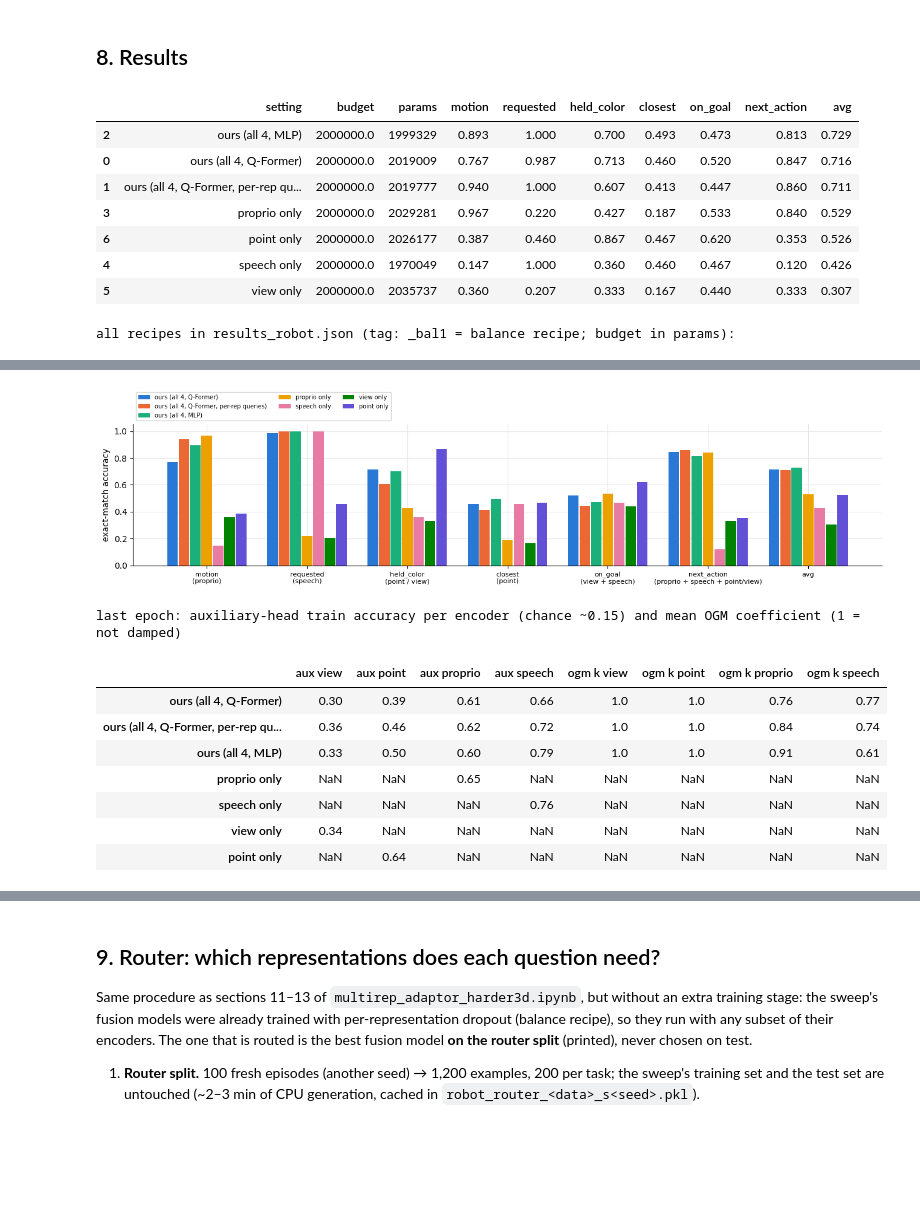
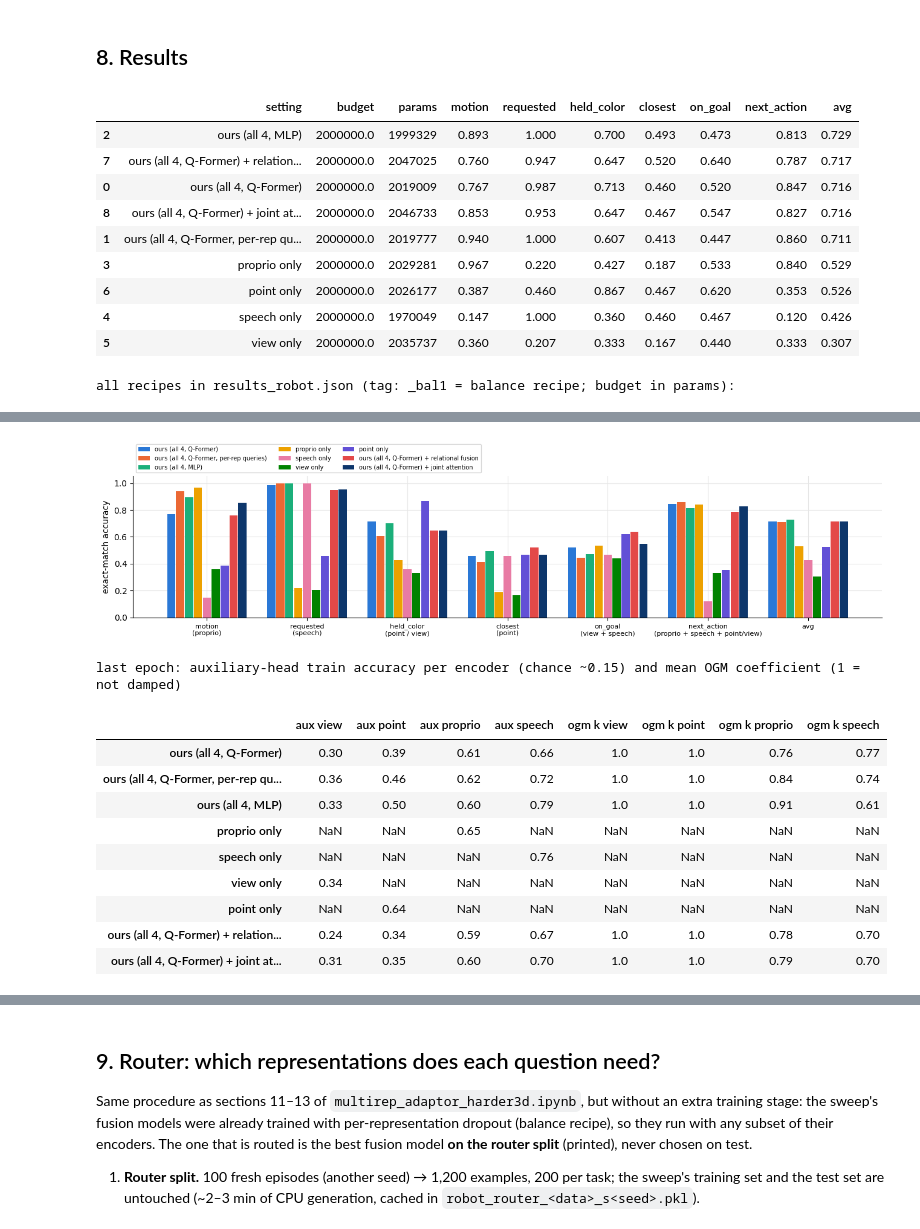
Before and after one commit to BLTisandwich/OneData-MultiRep, a Jupyter notebook: multirep_robot.ipynb, the cells around one changed output, grey strips where cells are left out. Saved outputs shown, nothing was run; the diff lists cells and outputs as text; code cells hidden in the pictures; blank space fills up the shorter version.

```diff
--- a/multirep_robot.ipynb
+++ b/multirep_robot.ipynb
@@ -681,6 +753,7 @@ def collate(exs):
     return dict(views=st("views").permute(0, 1, 4, 2, 3).float() / 255.0,                  # (B, V, 3, 64, 64)
                 points=st("points"), point_rgb=st("point_rgb"),
                 proprio=(st("proprio") - torch.from_numpy(PROPRIO_MU)) / torch.from_numpy(PROPRIO_SD),
+                ee_pos=(st("proprio")[..., 8:11] - torch.from_numpy(PC_CENTER).float()) / PC_SCALE,   # EE in the point-cloud frame
                 speech=(st("speech") - float(MEL_MU)) / float(MEL_SD),
                 ids=ids, labels=labels, attn=attn, q_ids=q_ids, q_pad=q_pad, task=[ex["task"] for ex in exs],
                 task_id=torch.tensor([TASK_ID[ex["task"]] for ex in exs]), ans_id=torch.tensor([ANS_ID.get(ex["a"], 0) for ex in exs]))
@@ -807,6 +880,9 @@ SETTINGS = {                                   # name -> (representations, aggre
     "speech only":  (["speech"], "qformer"),
     "view only":    (["view"], "qformer"),
     "point only":   (["point"], "qformer"),
+    # relational fusion (section 4, added 11/22): joint attention over all tokens + the question before the Q-Former
+    "ours (all 4, Q-Former) + relational fusion": (ALL, "qformer", "rel"),    # + relation (spatial) encoding
+    "ours (all 4, Q-Former) + joint attention":   (ALL, "qformer", "joint"),  # ablation: same block, no spatial encoding
     # "ours (no speech, Q-Former)": (["view", "point", "proprio"], "qformer"),   # ablation: is speech used?
 }
 RESULTS_PATH = "results_robot.json"
@@ -819,10 +895,10 @@ def ckpt_path(setting, budget):
 done = {(r["setting"], r["budget"]) for r in results if r.get("tag") == TAG and os.path.exists(r.get("ckpt", ""))}
 
 for budget in BUDGETS:
-    for name, (reps, agg) in SETTINGS.items():
+    for name, (reps, agg, *fusion) in SETTINGS.items():
         if (name, budget) in done: continue
         set_seed(CFG["seed"])
-        kw = dict(q_cond=CFG["q_cond"], out_rms=EMB_RMS if CFG["out_scale"] else None)
+        kw = dict(q_cond=CFG["q_cond"], out_rms=EMB_RMS if CFG["out_scale"] else None, fusion=fusion[0] if fusion else None)
         w, n = match_budget(reps, agg, budget, LLM_DIM, CFG["K"], **kw)
         model = MultiRepAdaptor(reps, w, agg, CFG["K"], LLM_DIM, **kw).to(device)
         print(f"\n== {name} | budget {budget/1e6:.1f}M -> width {w}, {n/1e6:.2f}M params")
@@ -910,8 +988,8 @@ if len(allr) and allr["tag"].nunique() > 1:
     print("all recipes in results_robot.json (tag: _bal1 = balance recipe; budget in params):")
     display(allr[["tag", "budget"] + [c for c in cols if c not in ("budget", "params")]].sort_values(["tag", "avg"], ascending=[True, False]).round(3))
 
-PALETTE = ["#2a78d6", "#eb6834", "#1baf7a", "#eda100", "#e87ba4", "#008300", "#6250d6", "#e34948"]
-STYLE = {name: dict(color=PALETTE[k % len(PALETTE)], marker="osD^vPXd"[k % 8]) for k, name in enumerate(SETTINGS)}
+PALETTE = ["#2a78d6", "#eb6834", "#1baf7a", "#eda100", "#e87ba4", "#008300", "#6250d6", "#e34948", "#0d366b"]
+STYLE = {name: dict(color=PALETTE[k % len(PALETTE)], marker="osD^vPXdh"[k % 9]) for k, name in enumerate(SETTINGS)}
 def _axes_style(ax):
     ax.grid(True, color="0.9", lw=0.8); ax.set_axisbelow(True)
     for sp in ("top", "right"): ax.spines[sp].set_visible(False)
@@ -944,7 +1022,9 @@ plt.tight_layout(); plt.show()
 # %% [output]
 |  | setting | budget | params | motion | requested | held_color | closest | on_goal | next_action | avg |
 | 2 | ours (all 4, MLP) | 2000000.0 | 1999329 | 0.893 | 1.000 | 0.700 | 0.493 | 0.473 | 0.813 | 0.729 |
+| 7 | ours (all 4, Q-Former) + relation... | 2000000.0 | 2047025 | 0.760 | 0.947 | 0.647 | 0.520 | 0.640 | 0.787 | 0.717 |
 | 0 | ours (all 4, Q-Former) | 2000000.0 | 2019009 | 0.767 | 0.987 | 0.713 | 0.460 | 0.520 | 0.847 | 0.716 |
+| 8 | ours (all 4, Q-Former) + joint at... | 2000000.0 | 2046733 | 0.853 | 0.953 | 0.647 | 0.467 | 0.547 | 0.827 | 0.716 |
 | 1 | ours (all 4, Q-Former, per-rep qu... | 2000000.0 | 2019777 | 0.940 | 1.000 | 0.607 | 0.413 | 0.447 | 0.860 | 0.711 |
 | 3 | proprio only | 2000000.0 | 2029281 | 0.967 | 0.220 | 0.427 | 0.187 | 0.533 | 0.840 | 0.529 |
 | 6 | point only | 2000000.0 | 2026177 | 0.387 | 0.460 | 0.867 | 0.467 | 0.620 | 0.353 | 0.526 |
@@ -957,11 +1039,11 @@ all recipes in results_robot.json (tag: _bal1 = balance recipe; budget in params
 | 7 | robot_v1_ep15_amp1_qc1_os1_gc1_ba... | 2000000.0 | ours (all 4, Q-Former, per-rep qu... | 0.940 | 1.000 | 0.607 | 0.413 | 0.447 | 0.860 | 0.711 |
 | 5 | robot_v1_ep15_amp1_qc1_os1_gc1_s0 | 1000000.0 | ours (all 4, MLP) | 0.893 | 0.840 | 0.653 | 0.427 | 0.580 | 0.840 | 0.706 |
 | 1 | robot_v1_ep15_amp1_qc1_os1_gc1_s0 | 1000000.0 | proprio only | 0.980 | 0.247 | 0.460 | 0.207 | 0.547 | 0.840 | 0.547 |
 | 0 | robot_v1_ep15_amp1_qc1_os1_gc1_s0 | 1000000.0 | ours (all 4, Q-Former) | 0.760 | 0.173 | 0.420 | 0.207 | 0.520 | 0.840 | 0.487 |
 | 4 | robot_v1_ep15_amp1_qc1_os1_gc1_s0 | 1000000.0 | speech only | 0.193 | 0.960 | 0.267 | 0.367 | 0.553 | 0.147 | 0.414 |
 | 3 | robot_v1_ep15_amp1_qc1_os1_gc1_s0 | 1000000.0 | point only | 0.347 | 0.167 | 0.333 | 0.167 | 0.480 | 0.340 | 0.306 |
 | 2 | robot_v1_ep15_amp1_qc1_os1_gc1_s0 | 1000000.0 | view only | 0.167 | 0.167 | 0.333 | 0.153 | 0.500 | 0.120 | 0.240 |
-[figure, old version]
+[figure, new version]
 last epoch: auxiliary-head train accuracy per encoder (chance ~0.15) and mean OGM coefficient (1 = not damped)
 |  | aux view | aux point | aux proprio | aux speech | ogm k view | ogm k point | ogm k proprio | ogm k speech |
 | ours (all 4, Q-Former) | 0.30 | 0.39 | 0.61 | 0.66 | 1.0 | 1.0 | 0.76 | 0.77 |
@@ -971,3 +1053,5 @@ last epoch: auxiliary-head train accuracy per encoder (chance ~0.15) and mean OG
 | speech only | NaN | NaN | NaN | 0.76 | NaN | NaN | NaN | NaN |
 | view only | 0.34 | NaN | NaN | NaN | NaN | NaN | NaN | NaN |
 | point only | NaN | 0.64 | NaN | NaN | NaN | NaN | NaN | NaN |
+| ours (all 4, Q-Former) + relation... | 0.24 | 0.34 | 0.59 | 0.67 | 1.0 | 1.0 | 0.78 | 0.70 |
+| ours (all 4, Q-Former) + joint at... | 0.31 | 0.35 | 0.60 | 0.70 | 1.0 | 1.0 | 0.79 | 0.70 |
```
Also changed, not shown: parts of 9 cells of this notebook.
